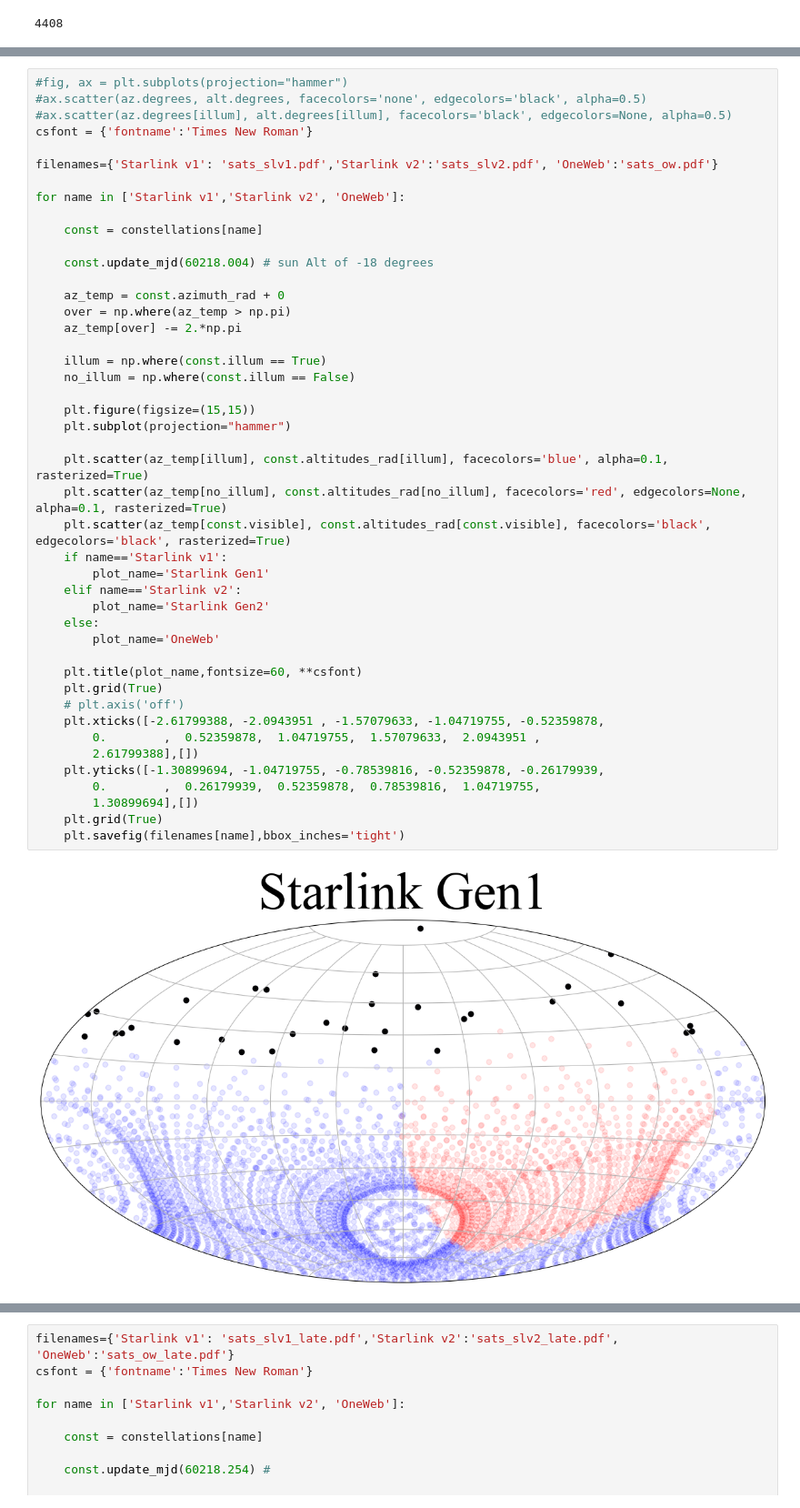
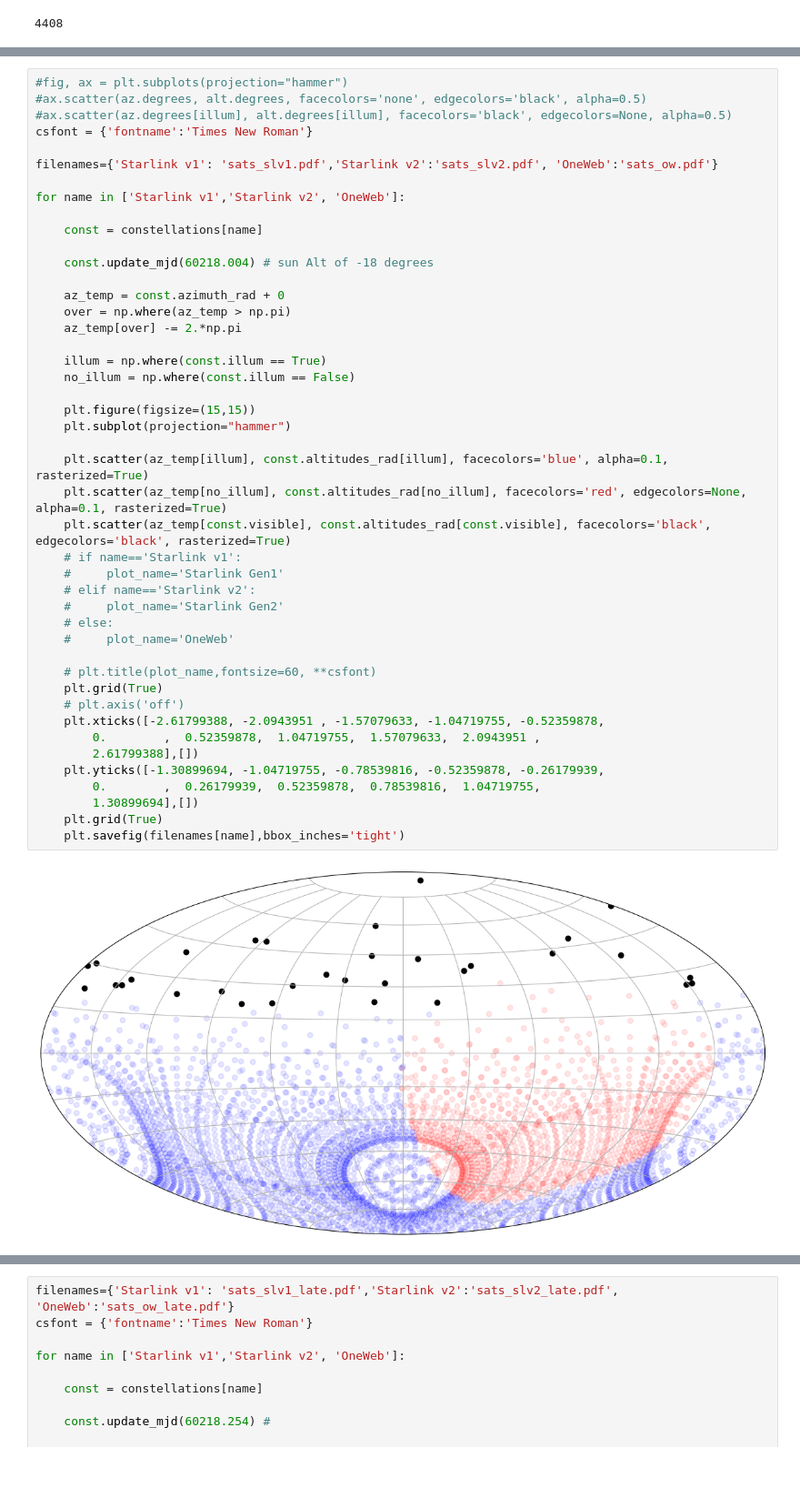
Before and after one commit to lsst-sims/satellite-dodging-ApJL, a Jupyter notebook: plots/constellation_examples.ipynb, the cells around one changed output, grey strips where cells are left out. Shown at 91% size. Drawn from its saved outputs; the diff is of its cells as text; blank space fills up the shorter version.

Commit message:
fixing graphs

```diff
--- a/plots/constellation_examples.ipynb
+++ b/plots/constellation_examples.ipynb
@@ -67,38 +65,38 @@ for name in ['Starlink v1','Starlink v2', 'OneWeb']:
 
     const = constellations[name]
 
     const.update_mjd(60218.004) # sun Alt of -18 degrees
 
     az_temp = const.azimuth_rad + 0
     over = np.where(az_temp > np.pi)
     az_temp[over] -= 2.*np.pi
 
     illum = np.where(const.illum == True)
     no_illum = np.where(const.illum == False)
 
     plt.figure(figsize=(15,15))
     plt.subplot(projection="hammer")
 
     plt.scatter(az_temp[illum], const.altitudes_rad[illum], facecolors='blue', alpha=0.1, rasterized=True)
     plt.scatter(az_temp[no_illum], const.altitudes_rad[no_illum], facecolors='red', edgecolors=None, alpha=0.1, rasterized=True)
     plt.scatter(az_temp[const.visible], const.altitudes_rad[const.visible], facecolors='black', edgecolors='black', rasterized=True)
-    if name=='Starlink v1':
-        plot_name='Starlink Gen1'
-    elif name=='Starlink v2':
-        plot_name='Starlink Gen2'
-    else:
-        plot_name='OneWeb'
+    # if name=='Starlink v1':
+    #     plot_name='Starlink Gen1'
+    # elif name=='Starlink v2':
+    #     plot_name='Starlink Gen2'
+    # else:
+    #     plot_name='OneWeb'
 
-    plt.title(plot_name,fontsize=60, **csfont)
+    # plt.title(plot_name,fontsize=60, **csfont)
     plt.grid(True)
     # plt.axis('off')
     plt.xticks([-2.61799388, -2.0943951 , -1.57079633, -1.04719755, -0.52359878,
         0.        ,  0.52359878,  1.04719755,  1.57079633,  2.0943951 ,
         2.61799388],[])
     plt.yticks([-1.30899694, -1.04719755, -0.78539816, -0.52359878, -0.26179939,
         0.        ,  0.26179939,  0.52359878,  0.78539816,  1.04719755,
         1.30899694],[])
     plt.grid(True)
     plt.savefig(filenames[name],bbox_inches='tight')
 # %% [output]
-[figure, old version]
+[figure, new version]
```
Also changed, not shown: parts of 2 cells of this notebook, 2 other files.
